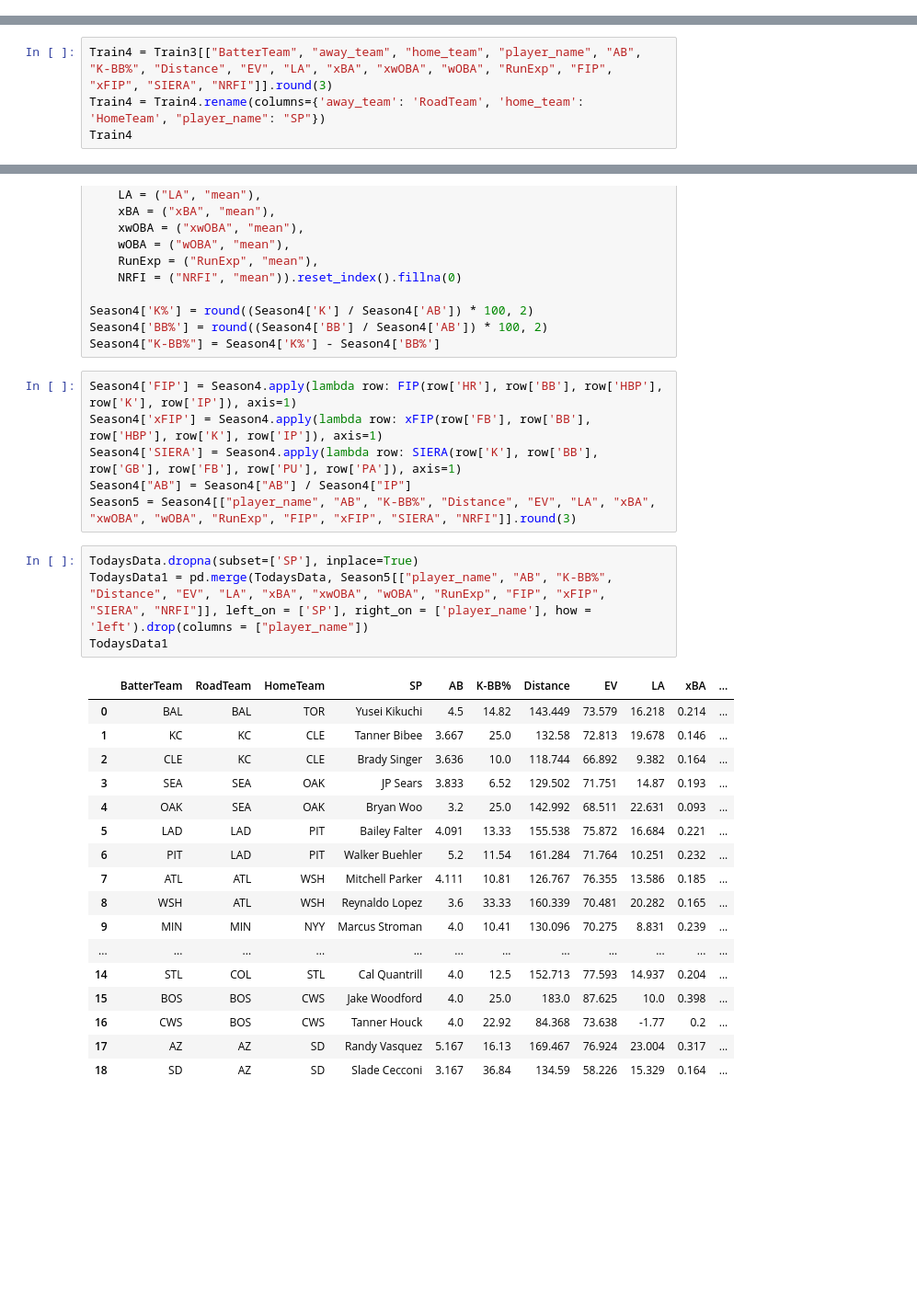
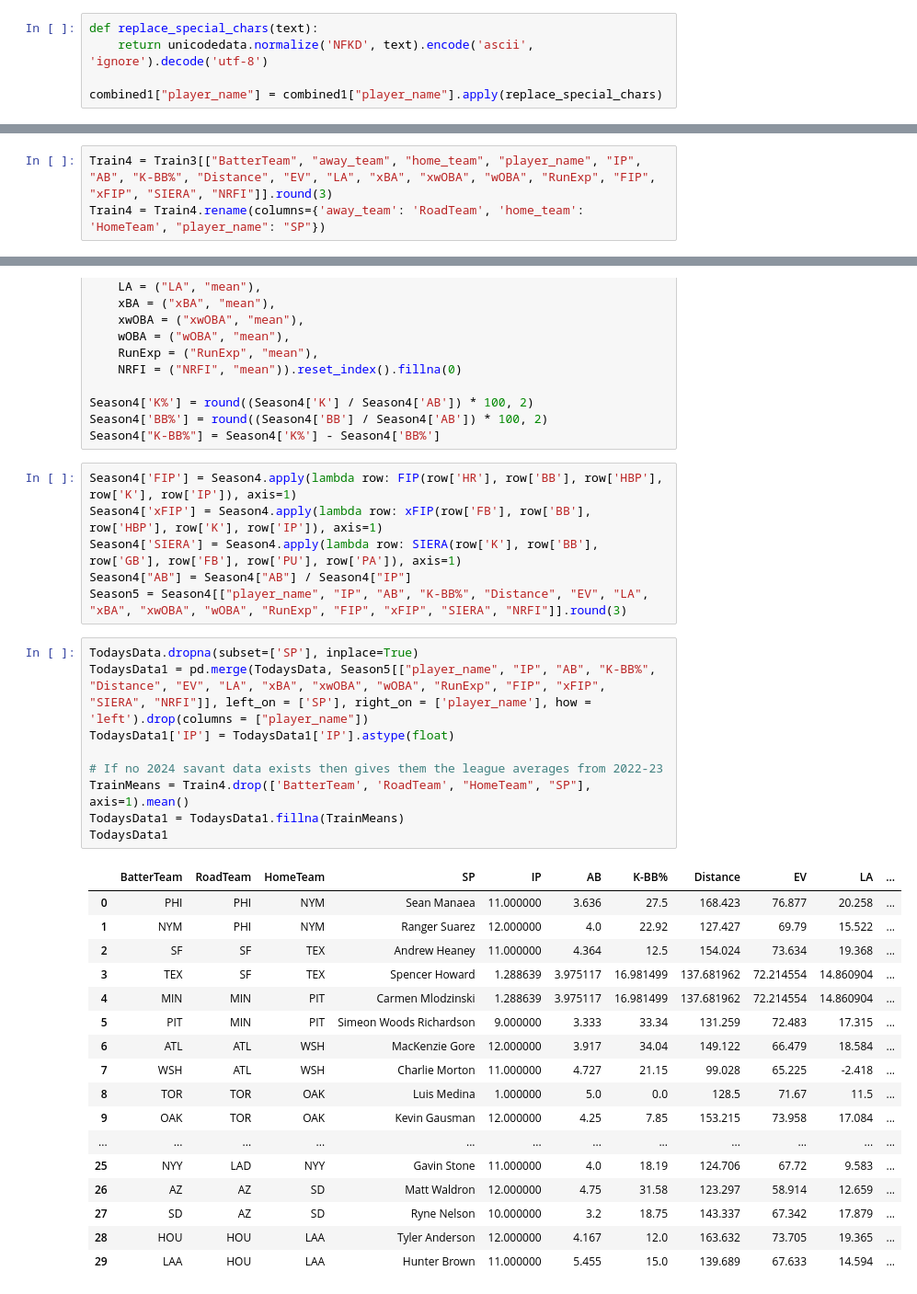
Before and after one commit to Cbkaplinger/Random-Projects, a Jupyter notebook: MLB/NRFI.ipynb, the cells around one changed output, grey strips where cells are left out. Shown at 92% size. Drawn from its saved outputs; the diff is of its cells as text; blank space fills up the shorter version.

```diff
--- a/MLB/NRFI.ipynb
+++ b/MLB/NRFI.ipynb
@@ -289,6 +285,11 @@ combined1['BatterTeam'] = np.where(combined1['inning_topbot'] == 'Top', combined
 combined1['PitcherTeam'] = np.where(combined1['inning_topbot'] == 'Top', combined1['home_team'], combined1['away_team'])
 combined1["player_name"] = combined1["player_name"].apply(flip_names)
 combined1['player_name'] = combined1['player_name'].replace('Michael King', 'Mike King')
+# %%
+def replace_special_chars(text):
+    return unicodedata.normalize('NFKD', text).encode('ascii', 'ignore').decode('utf-8')
+
+combined1["player_name"] = combined1["player_name"].apply(replace_special_chars)
 # %%
 combined2 = combined1[["game_date", "home_team", "away_team", "inning", "inning_topbot", "at_bat_number", "pitch_number", "BatterTeam", "MLBNAME", "balls", "strikes", "outs_when_up", "events", "description", "bb_type", "hit_distance_sc", "launch_speed", "launch_angle", "estimated_ba_using_speedangle", "estimated_woba_using_speedangle", "woba_value", "p_throws", "PitcherTeam", "player_name", "delta_home_win_exp", "delta_run_exp", "away_score", "home_score"]].sort_values(by = ["game_date", "home_team", "away_team", "inning_topbot", "at_bat_number", "pitch_number"], ascending=[True, True, True, False, True, True])
 combined2 = combined2.set_index("game_date").sort_index(ascending = True)
@@ -390,6 +391,5 @@ Train3['xFIP'] = Train3.apply(lambda row: xFIP(row['FB'], row['BB'], row['HBP'],
 Train3['SIERA'] = Train3.apply(lambda row: SIERA(row['K'], row['BB'], row['GB'], row['FB'], row['PU'], row['PA']), axis=1)
 Train3["AB"] = Train3["AB"] / Train3["IP"]
 # %%
-Train4 = Train3[["BatterTeam", "away_team", "home_team", "player_name", "AB", "K-BB%", "Distance", "EV", "LA", "xBA", "xwOBA", "wOBA", "RunExp", "FIP", "xFIP", "SIERA", "NRFI"]].round(3)
+Train4 = Train3[["BatterTeam", "away_team", "home_team", "player_name", "IP", "AB", "K-BB%", "Distance", "EV", "LA", "xBA", "xwOBA", "wOBA", "RunExp", "FIP", "xFIP", "SIERA", "NRFI"]].round(3)
 Train4 = Train4.rename(columns={'away_team': 'RoadTeam', 'home_team': 'HomeTeam', "player_name": "SP"})
-Train4
@@ -525,27 +508,32 @@ Season4['FIP'] = Season4.apply(lambda row: FIP(row['HR'], row['BB'], row['HBP'],
 Season4['xFIP'] = Season4.apply(lambda row: xFIP(row['FB'], row['BB'], row['HBP'], row['K'], row['IP']), axis=1)
 Season4['SIERA'] = Season4.apply(lambda row: SIERA(row['K'], row['BB'], row['GB'], row['FB'], row['PU'], row['PA']), axis=1)
 Season4["AB"] = Season4["AB"] / Season4["IP"]
-Season5 = Season4[["player_name", "AB", "K-BB%", "Distance", "EV", "LA", "xBA", "xwOBA", "wOBA", "RunExp", "FIP", "xFIP", "SIERA", "NRFI"]].round(3)
+Season5 = Season4[["player_name", "IP", "AB", "K-BB%", "Distance", "EV", "LA", "xBA", "xwOBA", "wOBA", "RunExp", "FIP", "xFIP", "SIERA", "NRFI"]].round(3)
 # %%
 TodaysData.dropna(subset=['SP'], inplace=True)
-TodaysData1 = pd.merge(TodaysData, Season5[["player_name", "AB", "K-BB%", "Distance", "EV", "LA", "xBA", "xwOBA", "wOBA", "RunExp", "FIP", "xFIP", "SIERA", "NRFI"]], left_on = ['SP'], right_on = ['player_name'], how = 'left').drop(columns = ["player_name"])
+TodaysData1 = pd.merge(TodaysData, Season5[["player_name", "IP", "AB", "K-BB%", "Distance", "EV", "LA", "xBA", "xwOBA", "wOBA", "RunExp", "FIP", "xFIP", "SIERA", "NRFI"]], left_on = ['SP'], right_on = ['player_name'], how = 'left').drop(columns = ["player_name"])
+TodaysData1['IP'] = TodaysData1['IP'].astype(float)
+
+# If no 2024 savant data exists then gives them the league averages from 2022-23
+TrainMeans = Train4.drop(['BatterTeam', 'RoadTeam', "HomeTeam", "SP"], axis=1).mean()
+TodaysData1 = TodaysData1.fillna(TrainMeans)
 TodaysData1
 # %% [output]
-|  | BatterTeam | RoadTeam | HomeTeam | SP | AB | K-BB% | Distance | EV | LA | xBA | ... |
-| 0 | BAL | BAL | TOR | Yusei Kikuchi | 4.5 | 14.82 | 143.449 | 73.579 | 16.218 | 0.214 | ... |
-| 1 | KC | KC | CLE | Tanner Bibee | 3.667 | 25.0 | 132.58 | 72.813 | 19.678 | 0.146 | ... |
-| 2 | CLE | KC | CLE | Brady Singer | 3.636 | 10.0 | 118.744 | 66.892 | 9.382 | 0.164 | ... |
-| 3 | SEA | SEA | OAK | JP Sears | 3.833 | 6.52 | 129.502 | 71.751 | 14.87 | 0.193 | ... |
-| 4 | OAK | SEA | OAK | Bryan Woo | 3.2 | 25.0 | 142.992 | 68.511 | 22.631 | 0.093 | ... |
-| 5 | LAD | LAD | PIT | Bailey Falter | 4.091 | 13.33 | 155.538 | 75.872 | 16.684 | 0.221 | ... |
-| 6 | PIT | LAD | PIT | Walker Buehler | 5.2 | 11.54 | 161.284 | 71.764 | 10.251 | 0.232 | ... |
-| 7 | ATL | ATL | WSH | Mitchell Parker | 4.111 | 10.81 | 126.767 | 76.355 | 13.586 | 0.185 | ... |
-| 8 | WSH | ATL | WSH | Reynaldo Lopez | 3.6 | 33.33 | 160.339 | 70.481 | 20.282 | 0.165 | ... |
-| 9 | MIN | MIN | NYY | Marcus Stroman | 4.0 | 10.41 | 130.096 | 70.275 | 8.831 | 0.239 | ... |
+|  | BatterTeam | RoadTeam | HomeTeam | SP | IP | AB | K-BB% | Distance | EV | LA | ... |
+| 0 | PHI | PHI | NYM | Sean Manaea | 11.000000 | 3.636 | 27.5 | 168.423 | 76.877 | 20.258 | ... |
+| 1 | NYM | PHI | NYM | Ranger Suarez | 12.000000 | 4.0 | 22.92 | 127.427 | 69.79 | 15.522 | ... |
+| 2 | SF | SF | TEX | Andrew Heaney | 11.000000 | 4.364 | 12.5 | 154.024 | 73.634 | 19.368 | ... |
+| 3 | TEX | SF | TEX | Spencer Howard | 1.288639 | 3.975117 | 16.981499 | 137.681962 | 72.214554 | 14.860904 | ... |
+| 4 | MIN | MIN | PIT | Carmen Mlodzinski | 1.288639 | 3.975117 | 16.981499 | 137.681962 | 72.214554 | 14.860904 | ... |
+| 5 | PIT | MIN | PIT | Simeon Woods Richardson | 9.000000 | 3.333 | 33.34 | 131.259 | 72.483 | 17.315 | ... |
+| 6 | ATL | ATL | WSH | MacKenzie Gore | 12.000000 | 3.917 | 34.04 | 149.122 | 66.479 | 18.584 | ... |
+| 7 | WSH | ATL | WSH | Charlie Morton | 11.000000 | 4.727 | 21.15 | 99.028 | 65.225 | -2.418 | ... |
+| 8 | TOR | TOR | OAK | Luis Medina | 1.000000 | 5.0 | 0.0 | 128.5 | 71.67 | 11.5 | ... |
+| 9 | OAK | TOR | OAK | Kevin Gausman | 12.000000 | 4.25 | 7.85 | 153.215 | 73.958 | 17.084 | ... |
 | ... | ... | ... | ... | ... | ... | ... | ... | ... | ... | ... | ... |
-| 14 | STL | COL | STL | Cal Quantrill | 4.0 | 12.5 | 152.713 | 77.593 | 14.937 | 0.204 | ... |
-| 15 | BOS | BOS | CWS | Jake Woodford | 4.0 | 25.0 | 183.0 | 87.625 | 10.0 | 0.398 | ... |
-| 16 | CWS | BOS | CWS | Tanner Houck | 4.0 | 22.92 | 84.368 | 73.638 | -1.77 | 0.2 | ... |
-| 17 | AZ | AZ | SD | Randy Vasquez | 5.167 | 16.13 | 169.467 | 76.924 | 23.004 | 0.317 | ... |
-| 18 | SD | AZ | SD | Slade Cecconi | 3.167 | 36.84 | 134.59 | 58.226 | 15.329 | 0.164 | ... |
+| 25 | NYY | LAD | NYY | Gavin Stone | 11.000000 | 4.0 | 18.19 | 124.706 | 67.72 | 9.583 | ... |
+| 26 | AZ | AZ | SD | Matt Waldron | 12.000000 | 4.75 | 31.58 | 123.297 | 58.914 | 12.659 | ... |
+| 27 | SD | AZ | SD | Ryne Nelson | 10.000000 | 3.2 | 18.75 | 143.337 | 67.342 | 17.879 | ... |
+| 28 | HOU | HOU | LAA | Tyler Anderson | 12.000000 | 4.167 | 12.0 | 163.632 | 73.705 | 19.365 | ... |
+| 29 | LAA | HOU | LAA | Hunter Brown | 11.000000 | 5.455 | 15.0 | 139.689 | 67.633 | 14.594 | ... |
 # %%
```
Also changed, not shown: parts of 11 cells of this notebook, 4 other files.
